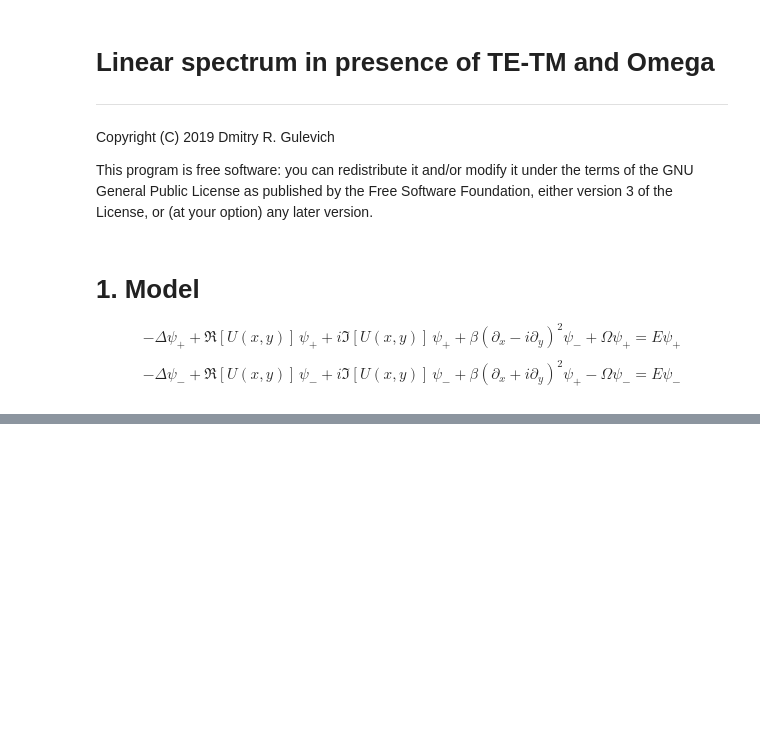
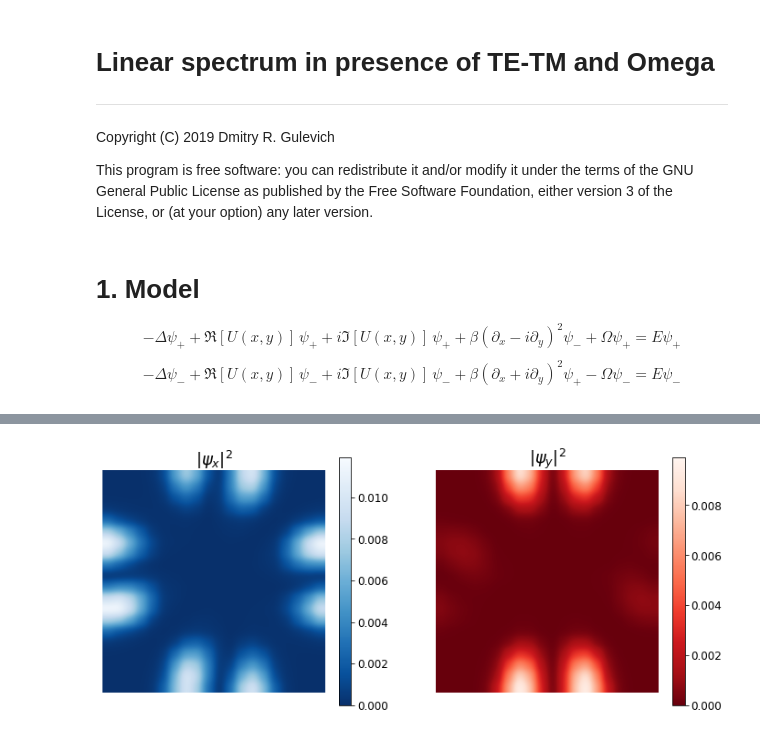
Before and after one commit to drgulevich/exp2d, a Jupyter notebook: linear-tetm.ipynb, the cells around one changed output, grey strips where cells are left out. Drawn from its saved outputs; the diff is of its cells as text; code cells hidden in the pictures; blank space fills up the shorter version.

```diff
--- a/linear-tetm.ipynb
+++ b/linear-tetm.ipynb
@@ -101,0 +126,4 @@ exp2d.cpsi12(evecsarr[0,0][nv][::2].reshape(M,M),evecsarr[0,0][nv][1::2].reshape
+# %%
+exp2d.cpsixy(evecsarr[0,0][nv][::2].reshape(M,M),evecsarr[0,0][nv][1::2].reshape(M,M),interpolation='gaussian')
+# %% [output]
+[figure, added]
```
Also changed, not shown: parts of 11 cells of this notebook.
